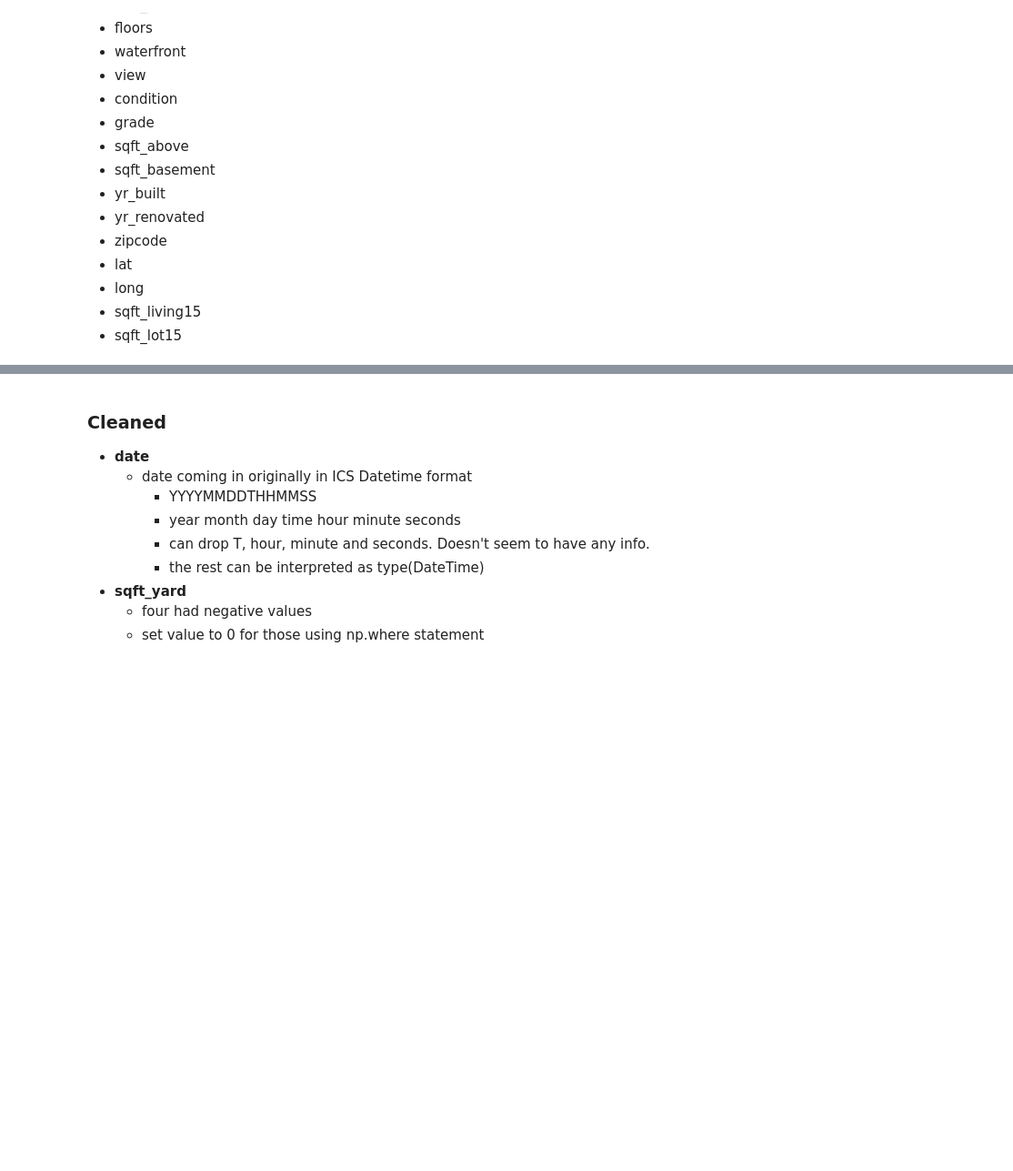
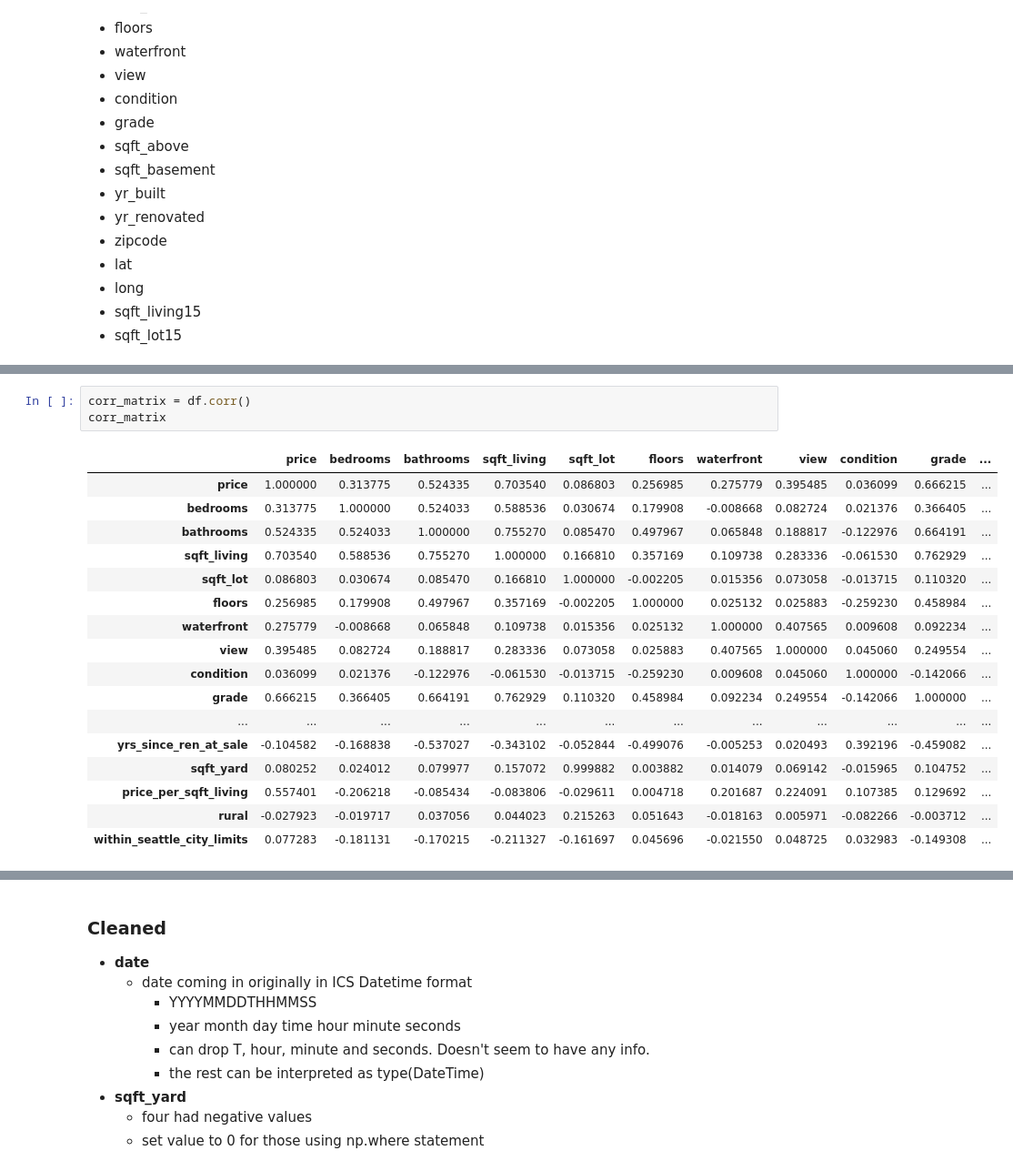
Before and after one commit to mike-flanagan/king_county_property_values_analysis_predictive_model, a Jupyter notebook: King_County_CRISP-DM-EDA.ipynb, the cells around one changed output, grey strips where cells are left out. Shown at 91% size. Cells and saved outputs as stored; diff of their text form; blank space fills up the shorter version.

```diff
--- a/King_County_CRISP-DM-EDA.ipynb
+++ b/King_County_CRISP-DM-EDA.ipynb
@@ -168,0 +260,21 @@ len(df.columns)
+# %%
+corr_matrix = df.corr()
+corr_matrix
+# %% [output]
+|  | price | bedrooms | bathrooms | sqft_living | sqft_lot | floors | waterfront | view | condition | grade | ... |
+| price | 1.000000 | 0.313775 | 0.524335 | 0.703540 | 0.086803 | 0.256985 | 0.275779 | 0.395485 | 0.036099 | 0.666215 | ... |
+| bedrooms | 0.313775 | 1.000000 | 0.524033 | 0.588536 | 0.030674 | 0.179908 | -0.008668 | 0.082724 | 0.021376 | 0.366405 | ... |
+| bathrooms | 0.524335 | 0.524033 | 1.000000 | 0.755270 | 0.085470 | 0.497967 | 0.065848 | 0.188817 | -0.122976 | 0.664191 | ... |
+| sqft_living | 0.703540 | 0.588536 | 0.755270 | 1.000000 | 0.166810 | 0.357169 | 0.109738 | 0.283336 | -0.061530 | 0.762929 | ... |
+| sqft_lot | 0.086803 | 0.030674 | 0.085470 | 0.166810 | 1.000000 | -0.002205 | 0.015356 | 0.073058 | -0.013715 | 0.110320 | ... |
+| floors | 0.256985 | 0.179908 | 0.497967 | 0.357169 | -0.002205 | 1.000000 | 0.025132 | 0.025883 | -0.259230 | 0.458984 | ... |
+| waterfront | 0.275779 | -0.008668 | 0.065848 | 0.109738 | 0.015356 | 0.025132 | 1.000000 | 0.407565 | 0.009608 | 0.092234 | ... |
+| view | 0.395485 | 0.082724 | 0.188817 | 0.283336 | 0.073058 | 0.025883 | 0.407565 | 1.000000 | 0.045060 | 0.249554 | ... |
+| condition | 0.036099 | 0.021376 | -0.122976 | -0.061530 | -0.013715 | -0.259230 | 0.009608 | 0.045060 | 1.000000 | -0.142066 | ... |
+| grade | 0.666215 | 0.366405 | 0.664191 | 0.762929 | 0.110320 | 0.458984 | 0.092234 | 0.249554 | -0.142066 | 1.000000 | ... |
+| ... | ... | ... | ... | ... | ... | ... | ... | ... | ... | ... | ... |
+| yrs_since_ren_at_sale | -0.104582 | -0.168838 | -0.537027 | -0.343102 | -0.052844 | -0.499076 | -0.005253 | 0.020493 | 0.392196 | -0.459082 | ... |
+| sqft_yard | 0.080252 | 0.024012 | 0.079977 | 0.157072 | 0.999882 | 0.003882 | 0.014079 | 0.069142 | -0.015965 | 0.104752 | ... |
+| price_per_sqft_living | 0.557401 | -0.206218 | -0.085434 | -0.083806 | -0.029611 | 0.004718 | 0.201687 | 0.224091 | 0.107385 | 0.129692 | ... |
+| rural | -0.027923 | -0.019717 | 0.037056 | 0.044023 | 0.215263 | 0.051643 | -0.018163 | 0.005971 | -0.082266 | -0.003712 | ... |
+| within_seattle_city_limits | 0.077283 | -0.181131 | -0.170215 | -0.211327 | -0.161697 | 0.045696 | -0.021550 | 0.048725 | 0.032983 | -0.149308 | ... |
```
Also changed, not shown: parts of 36 cells of this notebook.
